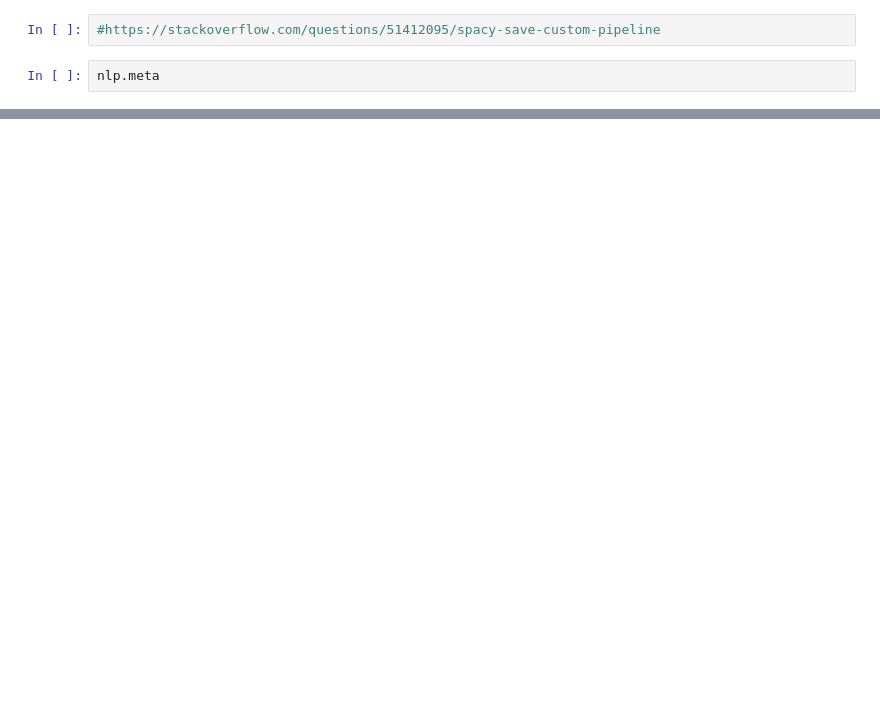
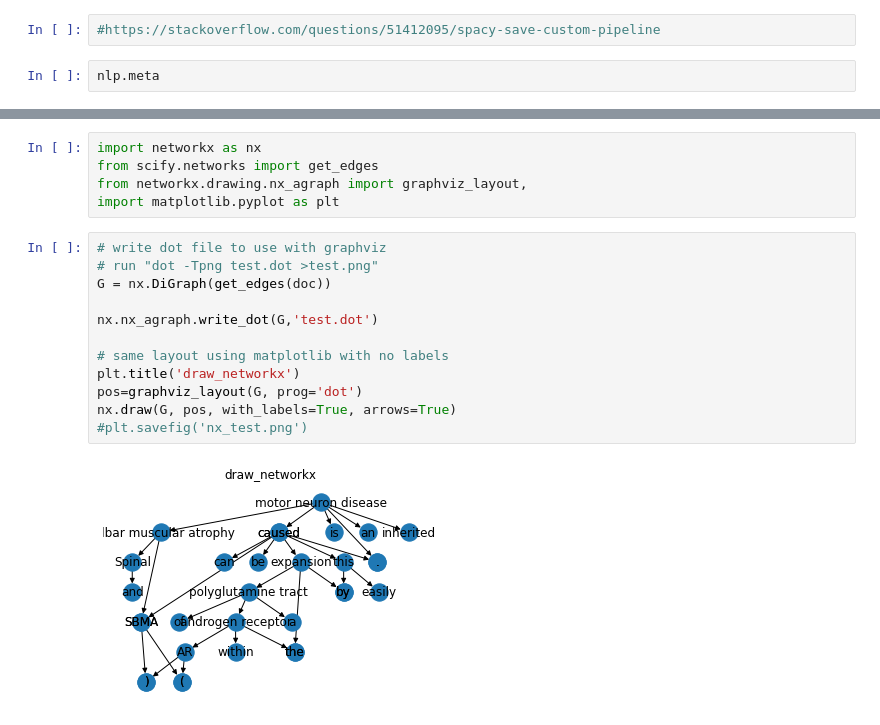
Before and after one commit to raxosiris/scify, a Jupyter notebook: nbs/pattern_maker.ipynb, the cells around one changed output, grey strips where cells are left out. Cells and saved outputs as stored; diff of their text form; blank space fills up the shorter version.

```diff
--- a/nbs/pattern_maker.ipynb
+++ b/nbs/pattern_maker.ipynb
@@ -34,0 +223,19 @@ nlp.meta
+# %%
+import networkx as nx
+from scify.networks import get_edges
+from networkx.drawing.nx_agraph import graphviz_layout,
+import matplotlib.pyplot as plt
+# %%
+# write dot file to use with graphviz
+# run "dot -Tpng test.dot >test.png"
+G = nx.DiGraph(get_edges(doc))
+
+nx.nx_agraph.write_dot(G,'test.dot')
+
+# same layout using matplotlib with no labels
+plt.title('draw_networkx')
+pos=graphviz_layout(G, prog='dot')
+nx.draw(G, pos, with_labels=True, arrows=True)
+#plt.savefig('nx_test.png')
+# %% [output]
+[figure, added]
```
Also changed, not shown: parts of 36 cells of this notebook, 10 other files.
